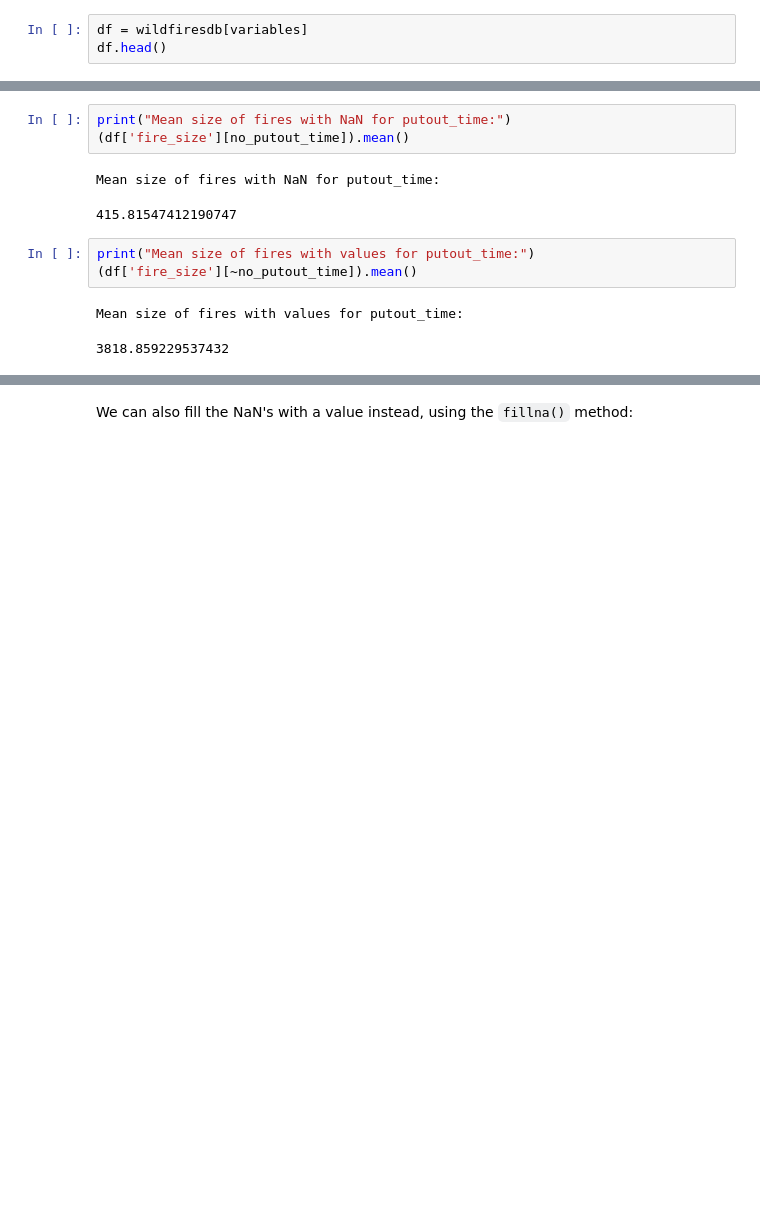
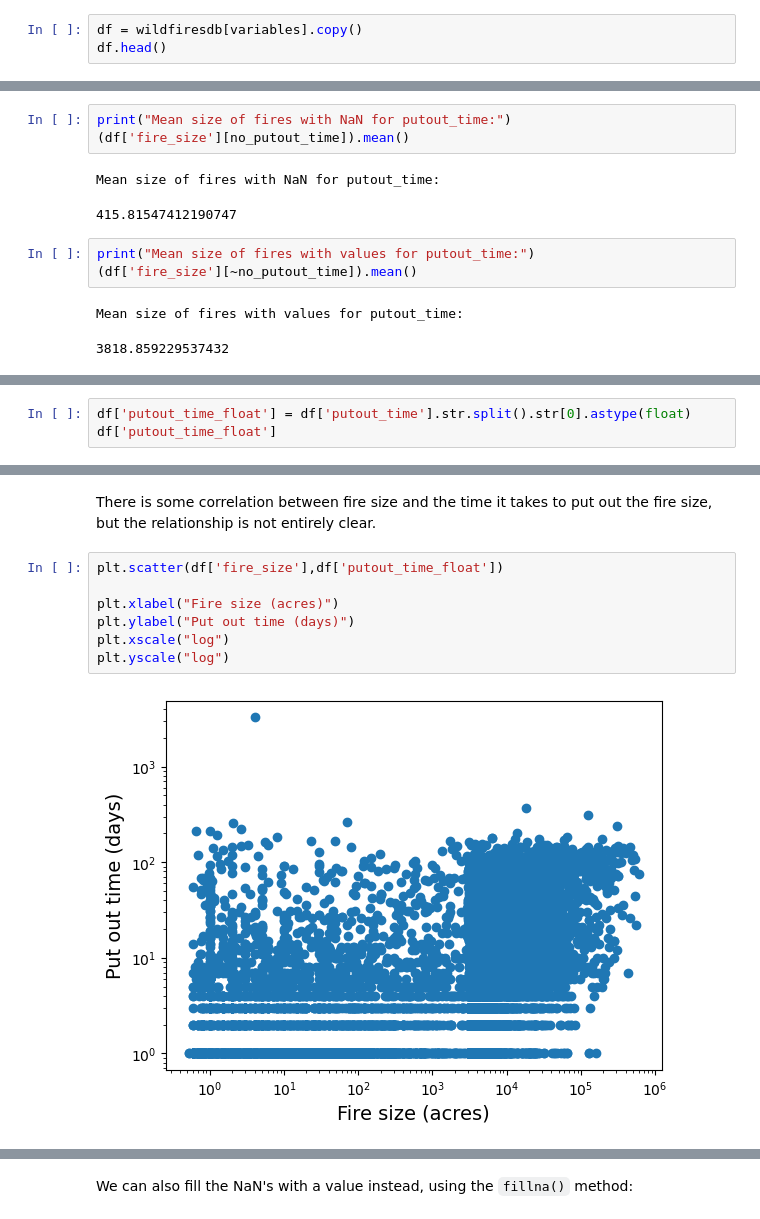
Before and after one commit to kdlamb/ML4Climate2025, a Jupyter notebook: ML4Climate2025/_build/jupyter_execute/lectures_ML/DataPreprocessing/datapreparation.ipynb, the cells around one changed output, grey strips where cells are left out. Cells and saved outputs as stored; diff of their text form; blank space fills up the shorter version.

```diff
--- a/ML4Climate2025/_build/jupyter_execute/lectures_ML/DataPreprocessing/datapreparation.ipynb
+++ b/ML4Climate2025/_build/jupyter_execute/lectures_ML/DataPreprocessing/datapreparation.ipynb
@@ -134,7 +134,7 @@ It's always important to understand your data before you do anything with it! If
 
 First we will get a subsection of the data into a `DataFrame` object by using the variable names we have chosen.
 # %%
-df = wildfiresdb[variables]
+df = wildfiresdb[variables].copy()
 df.head()
 # %% [output]
 |  | fire_size | fire_size_class | latitude | longitude | putout_time | disc_pre_year | Vegetation | Temp_cont | ... |
@@ -230,0 +262,3 @@ One very simple way to deal with these missing data is to just drop all of the r
+# %%
+df['putout_time_float'] = df['putout_time'].str.split().str[0].astype(float)
+df['putout_time_float']
@@ -230,0 +290,11 @@ One very simple way to deal with these missing data is to just drop all of the r
+# %% [markdown]
+There is some correlation between fire size and the time it takes to put out the fire size, but the relationship is not entirely clear.
+# %%
+plt.scatter(df['fire_size'],df['putout_time_float'])
+
+plt.xlabel("Fire size (acres)")
+plt.ylabel("Put out time (days)")
+plt.xscale("log")
+plt.yscale("log")
+# %% [output]
+[figure, added]
```
Also changed, not shown: parts of 47 cells of this notebook, 46 other files.
